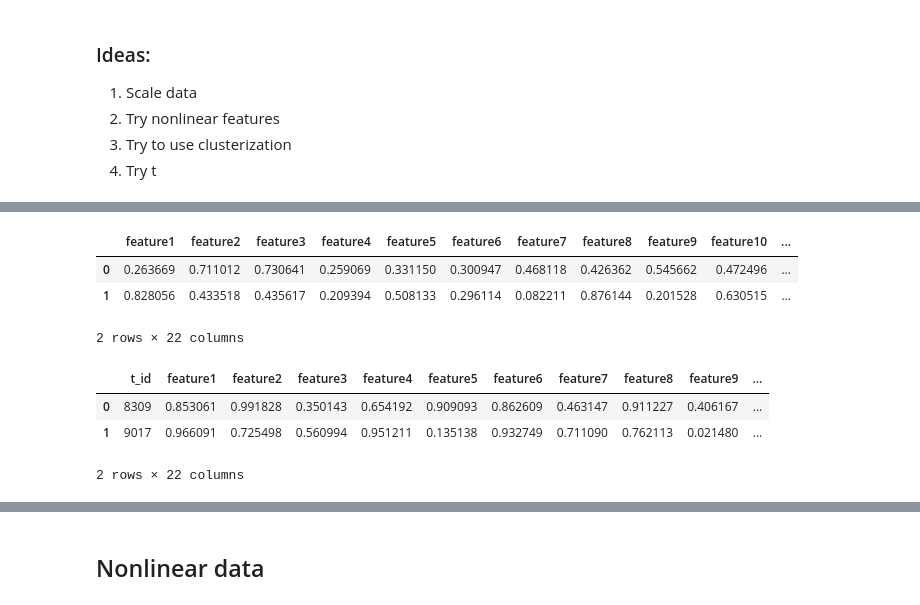
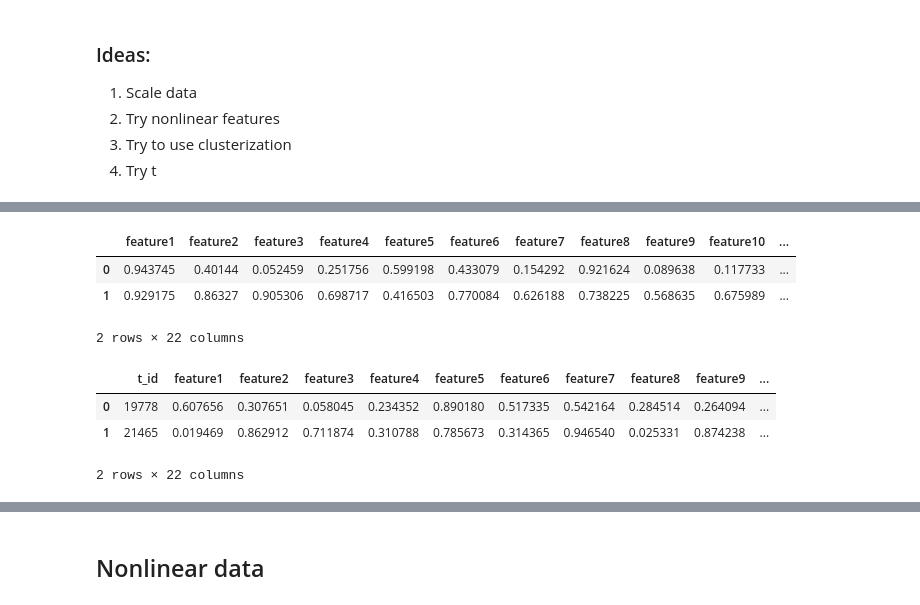
Before and after one commit to re9ulus/data_science_snippets, a Jupyter notebook: eda/n_ai.ipynb, the cells around one changed output, grey strips where cells are left out. Saved outputs shown, nothing was run; the diff lists cells and outputs as text; code cells hidden in the pictures.

```diff
--- a/eda/n_ai.ipynb
+++ b/eda/n_ai.ipynb
@@ -19,19 +28,19 @@ plt.style.use('ggplot')
 # %%
 random_state = 42
-data = pd.read_csv('./../data/nai_train.csv')
+data = pd.read_csv('./../data/nai_train_2.csv')
 data.head(2)
 # %% [output]
 |  | feature1 | feature2 | feature3 | feature4 | feature5 | feature6 | feature7 | feature8 | feature9 | feature10 | ... |
-| 0 | 0.263669 | 0.711012 | 0.730641 | 0.259069 | 0.331150 | 0.300947 | 0.468118 | 0.426362 | 0.545662 | 0.472496 | ... |
-| 1 | 0.828056 | 0.433518 | 0.435617 | 0.209394 | 0.508133 | 0.296114 | 0.082211 | 0.876144 | 0.201528 | 0.630515 | ... |
+| 0 | 0.943745 | 0.40144 | 0.052459 | 0.251756 | 0.599198 | 0.433079 | 0.154292 | 0.921624 | 0.089638 | 0.117733 | ... |
+| 1 | 0.929175 | 0.86327 | 0.905306 | 0.698717 | 0.416503 | 0.770084 | 0.626188 | 0.738225 | 0.568635 | 0.675989 | ... |
 2 rows × 22 columns
 # %%
-test_data = pd.read_csv('./../data/nai_test.csv')
+test_data = pd.read_csv('./../data/nai_test_2.csv')
 test_data.head(2)
 # %% [output]
 |  | t_id | feature1 | feature2 | feature3 | feature4 | feature5 | feature6 | feature7 | feature8 | feature9 | ... |
-| 0 | 8309 | 0.853061 | 0.991828 | 0.350143 | 0.654192 | 0.909093 | 0.862609 | 0.463147 | 0.911227 | 0.406167 | ... |
-| 1 | 9017 | 0.966091 | 0.725498 | 0.560994 | 0.951211 | 0.135138 | 0.932749 | 0.711090 | 0.762113 | 0.021480 | ... |
+| 0 | 19778 | 0.607656 | 0.307651 | 0.058045 | 0.234352 | 0.890180 | 0.517335 | 0.542164 | 0.284514 | 0.264094 | ... |
+| 1 | 21465 | 0.019469 | 0.862912 | 0.711874 | 0.310788 | 0.785673 | 0.314365 | 0.946540 | 0.025331 | 0.874238 | ... |
 2 rows × 22 columns
 # %%
 X = data.drop(['target'], axis=1)
```
Also changed, not shown: parts of 32 cells of this notebook.
